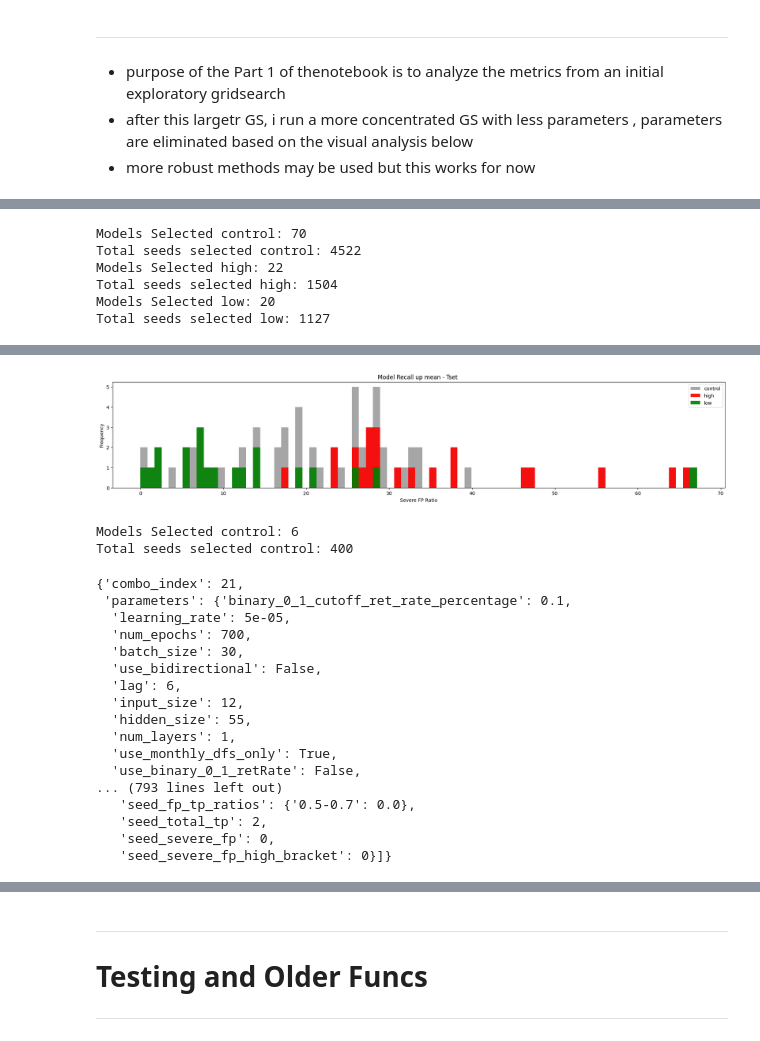
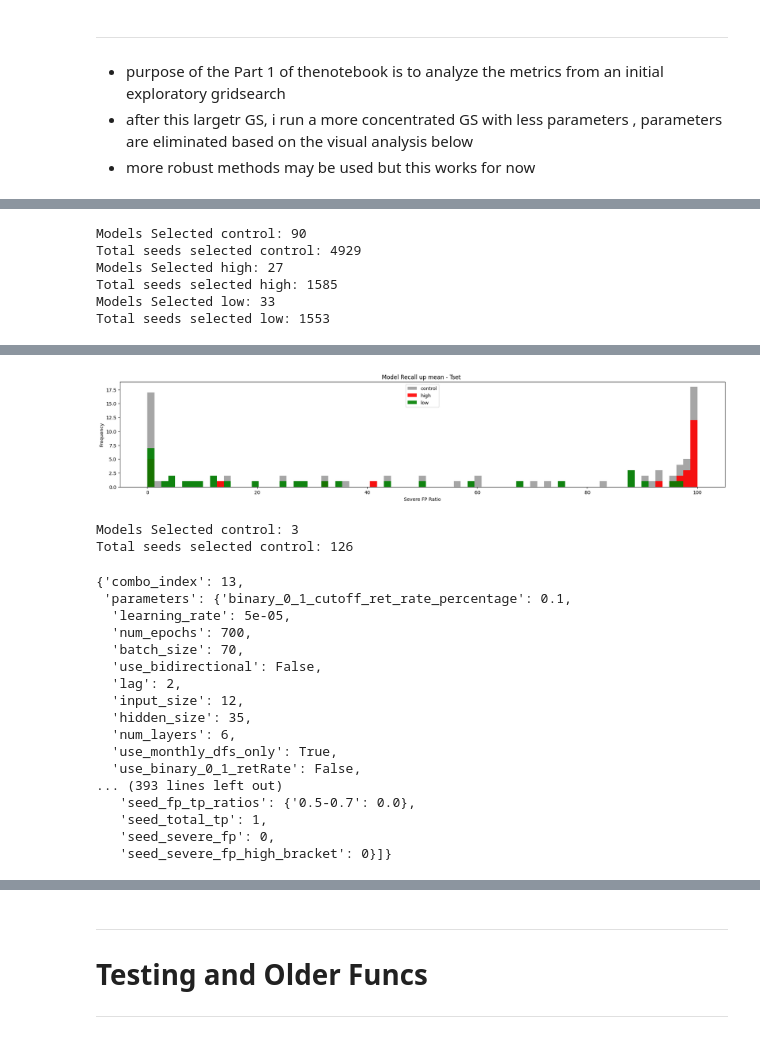
Before and after one commit to charifslmn/LSTM_ETF_V2, a Jupyter notebook: (1) Initial Dist Analytics HOD 21_01 - 22_12.ipynb, the cells around one changed output, grey strips where cells are left out. Drawn from its saved outputs; the diff is of its cells as text; code cells hidden in the pictures.

```diff
--- a/(1) Initial Dist Analytics HOD 21_01 - 22_12.ipynb
+++ b/(1) Initial Dist Analytics HOD 21_01 - 22_12.ipynb
@@ -46,7 +101,7 @@ with open('/Users/cs/Desktop/DATA_LSTM_ETF_V1/top_70_DIST_DISC_GS_21_01_to_22_12
 
 ###### T set with same seed sas val set, neeed sot be organized first
 
-with open('/Users/cs/Desktop/DATA_LSTM_ETF_V1/Tset_NOTsorted_same_seeds_70_models_GS_23_01_to_23_12_DIST_Discovery_10percentPOS_HOD.json') as f:
+with open('/Users/cs/Desktop/DATA_LSTM_ETF_V2/Tset_NOTsorted_90_models_GS_21_01_to_22_12_DIST_Discovery_10percentPOS_HOD.json') as f:
     results_dist_disc_Tset_NOTsorted_same_seeds = json.load(f)
 
 
@@ -1096,12 +1196,12 @@ for i, ((L, H), label, color) in enumerate(zip(ranges, range_labels, colors)):
         med_old  = float(np.median(old_r))
         plt.axvline(mean_old, linestyle='--', linewidth=1, label=f'Mean: {mean_old:.3f}')
         plt.axvline(med_old,  linestyle=':',  linewidth=1, label=f'Median: {med_old:.3f}')
-        plt.title(f'V-set (old) means: {label}\n(n={old_r.size})')
+        plt.title(f'V-set means: {label}\n(n={old_r.size})')
         plt.xlabel('Mean Precision (V-set)'); plt.ylabel('Frequency')
         plt.legend(fontsize=8); plt.grid(True, alpha=0.3, axis='y')
     else:
         ax.text(0.5, 0.5, f'No data in range\n{label}', ha='center', va='center', transform=ax.transAxes)
-        ax.set_title(f'V-set (old) means: {label}')
+        ax.set_title(f'V-set means: {label}')
 plt.suptitle('Distribution of V-set Mean Precision by V-set Mean Ranges', fontsize=16)
 plt.tight_layout(); plt.show()
 
@@ -1118,12 +1218,12 @@ for i, ((L, H), label, color) in enumerate(zip(ranges, range_labels, colors)):
         med_new  = float(np.median(new_r))
         plt.axvline(mean_new, color='black', linestyle='--', label=f'Mean: {mean_new:.3f}')
         plt.axvline(med_new,  color='orange', linestyle='--', label=f'Median: {med_new:.3f}')
-        plt.title(f'Old means: {label}\n(n={new_r.size})')
-        plt.xlabel('New Mean Value (T-set'); plt.ylabel('Frequency')
+        plt.title(f'V-set means: {label}\n(n={new_r.size})')
+        plt.xlabel('Mean Value (T-set)'); plt.ylabel('Frequency')
         plt.legend(); plt.grid(True, alpha=0.3)
     else:
         ax.text(0.5, 0.5, f'No data in range\n{label}', ha='center', va='center', transform=ax.transAxes)
-        ax.set_title(f'Old means: {label}')
+        ax.set_title(f'V-set means: {label}')
 plt.suptitle('Distribution of T-set Mean Precision (Pos_high  flipped to TP) by V-set Mean Ranges', fontsize=16)
 plt.tight_layout(); plt.show()
 
@@ -1145,7 +1245,7 @@ else:
     print("No non-empty ranges for boxplot.")
 
 # ---------- 6) Stats printout ----------
-print("Statistics by Old (V-set) Mean Range:")
+print("Statistics by (V-set) Mean Range:")
 print("=" * 50)
 for i, ((L, H), label) in enumerate(zip(ranges, range_labels)):
     mask = range_mask(old, i, L, H)
@@ -1433,7 +1568,7 @@ selected_models_control = select_models_by_criteria(
     max_seed_severe_FPs_high_bracket=None,
     min_seed_TPs_high_bracket=None,  # NEW: Add the parameter here
     random_seed=42,
-    max_models_to_return=70
+    max_models_to_return=len(results_dist_disc)  # No limit; get all that match criteria
 )
 
 selected_models_test_LOW_ratio___fp_severe_ratio_fps = select_models_by_criteria(
@@ -1446,14 +1581,14 @@ selected_models_test_LOW_ratio___fp_severe_ratio_fps = select_models_by_criteria
     min_ratio_difference=None,
     max_ratio_difference=None,
     seed_min_TPminusFP_greaterEqual=None,
-    max_FP_severe_ratio_FPs= .2,
+    max_FP_severe_ratio_FPs= .1,
     max_FP_severe_ratio_FPs_andTPs=None,
     min_FP_severe_ratio_FPs=None,
     min_FP_severe_ratio_FPs_andTPs=None,
     max_seed_severe_FPs_high_bracket=None,
     min_seed_TPs_high_bracket=None,  # NEW: Add the parameter here
     random_seed=42,
-    max_models_to_return=70
+    max_models_to_return=len(results_dist_disc)  # No limit; get all that match criteria
 )
 
 
@@ -1469,12 +1604,12 @@ selected_models_test_HIGH_ratio___fp_severe_ratio_fps = select_models_by_criteri
     seed_min_TPminusFP_greaterEqual=None,
     max_FP_severe_ratio_FPs= None,
     max_FP_severe_ratio_FPs_andTPs=None,
-    min_FP_severe_ratio_FPs= .6,
+    min_FP_severe_ratio_FPs= .8,
     min_FP_severe_ratio_FPs_andTPs=None,
     max_seed_severe_FPs_high_bracket=None,
     min_seed_TPs_high_bracket=None,  # NEW: Add the parameter here
     random_seed=42,
-    max_models_to_return=70
+    max_models_to_return=len(results_dist_disc)  # No limit; get all that match criteria
 )
 
 selected_models_control_TEST = recompute_selected_models_on_Tset(results_dist_disc_Tset_same_seeds_organized,
@@ -1572,5 +2167,5 @@ Total seeds selected LOW: 1117
 # %%
-####                                                                                TESTING min_ratio_difference between higher and lower brackets FP count
+####                                                              TESTING min_ratio_difference between higher and lower brackets FP count
 
 ## still to be tested: remove the pos high adn see fi the dist change is less severe
 
@@ -1594,7 +2189,7 @@ selected_models_control = select_models_by_criteria(
     max_seed_severe_FPs_high_bracket=None,
     min_seed_TPs_high_bracket=None,  # NEW: Add the parameter here
     random_seed=42,
-    max_models_to_return=70
+    max_models_to_return=len(results_dist_disc)
 )
 
 selected_models_test_POS_ratio = select_models_by_criteria(
@@ -1614,7 +2209,7 @@ selected_models_test_POS_ratio = select_models_by_criteria(
     max_seed_severe_FPs_high_bracket=None,
     min_seed_TPs_high_bracket=None,  # NEW: Add the parameter here
     random_seed=42,
-    max_models_to_return=70
+    max_models_to_return=len(results_dist_disc)
 )
 
 
@@ -1635,7 +2230,7 @@ selected_models_test_NEG_ratio = select_models_by_criteria(
     max_seed_severe_FPs_high_bracket=None,
     min_seed_TPs_high_bracket=None,  # NEW: Add the parameter here
     random_seed=42,
-    max_models_to_return=70
+    max_models_to_return=len(results_dist_disc)
 )
 
 selected_models_control_TEST = recompute_selected_models_on_Tset(results_dist_disc_Tset_same_seeds_organized,
@@ -1793,7 +2388,7 @@ selected_models_control = select_models_by_criteria(
     max_seed_severe_FPs_high_bracket=None,
     min_seed_TPs_high_bracket=None,  # NEW: Add the parameter here
     random_seed=42,
-    max_models_to_return=70
+    max_models_to_return=len(results_dist_disc)
 )
 
 selected_models_test_low = select_models_by_criteria(
@@ -1814,7 +2409,7 @@ selected_models_test_low = select_models_by_criteria(
     max_seed_severe_FPs_high_bracket=None,
     min_seed_TPs_high_bracket=None,  # NEW: Add the parameter here
     random_seed=42,
-    max_models_to_return=70
+    max_models_to_return=len(results_dist_disc)
 )
 
 
@@ -1836,7 +2431,7 @@ selected_models_test_high = select_models_by_criteria(
     max_seed_severe_FPs_high_bracket=None,
     min_seed_TPs_high_bracket=None,  # NEW: Add the parameter here
     random_seed=42,
-    max_models_to_return=70
+    max_models_to_return=len(results_dist_disc)
 )
 
 selected_models_control_TEST = recompute_selected_models_on_Tset(results_dist_disc_Tset_same_seeds_organized,
@@ -1935,9 +2530,9 @@ plt.ylabel("Frequency")
 plt.legend()
 plt.show()
 # %% [output]
-Models Selected control: 70
-Total seeds selected control: 4522
-Models Selected high: 22
-Total seeds selected high: 1504
-Models Selected low: 20
-Total seeds selected low: 1127
+Models Selected control: 90
+Total seeds selected control: 4929
+Models Selected high: 27
+Total seeds selected high: 1585
+Models Selected low: 33
+Total seeds selected low: 1553
@@ -1945,4 +2540,4 @@ Total seeds selected low: 1127
-[figure, old version]
+[figure, new version]
 # %%
 
 
@@ -1965,7 +2560,7 @@ selected_models = select_models_by_criteria(
     max_seed_severe_FPs_high_bracket=0,
     min_seed_TPs_high_bracket=None,  # NEW: Add the parameter here
     random_seed=42,
-    max_models_to_return=70
+    max_models_to_return=len(results_dist_disc)
 )
 
 # Print summary of selected models
@@ -1976,23 +2571,23 @@ print(f"Total seeds selected control: {total_seeds}")
 
 selected_models[0]
 # %% [output]
-Models Selected control: 6
-Total seeds selected control: 400
+Models Selected control: 3
+Total seeds selected control: 126
-{'combo_index': 21,
+{'combo_index': 13,
  'parameters': {'binary_0_1_cutoff_ret_rate_percentage': 0.1,
   'learning_rate': 5e-05,
   'num_epochs': 700,
-  'batch_size': 30,
+  'batch_size': 70,
   'use_bidirectional': False,
-  'lag': 6,
+  'lag': 2,
   'input_size': 12,
-  'hidden_size': 55,
-  'num_layers': 1,
+  'hidden_size': 35,
+  'num_layers': 6,
   'use_monthly_dfs_only': True,
   'use_binary_0_1_retRate': False,
-... (793 lines left out)
+... (393 lines left out)
    'seed_fp_tp_ratios': {'0.5-0.7': 0.0},
-   'seed_total_tp': 2,
+   'seed_total_tp': 1,
    'seed_severe_fp': 0,
    'seed_severe_fp_high_bracket': 0}]}
 # %%
```
Also changed, not shown: parts of 36 cells of this notebook, 24 other files.
